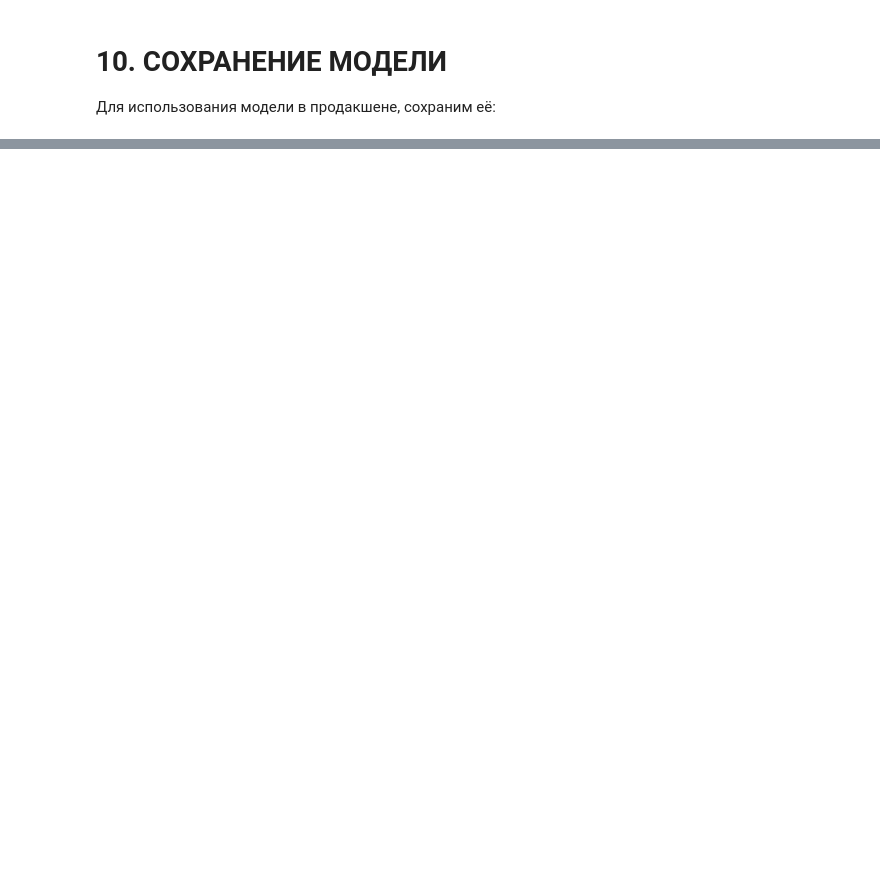
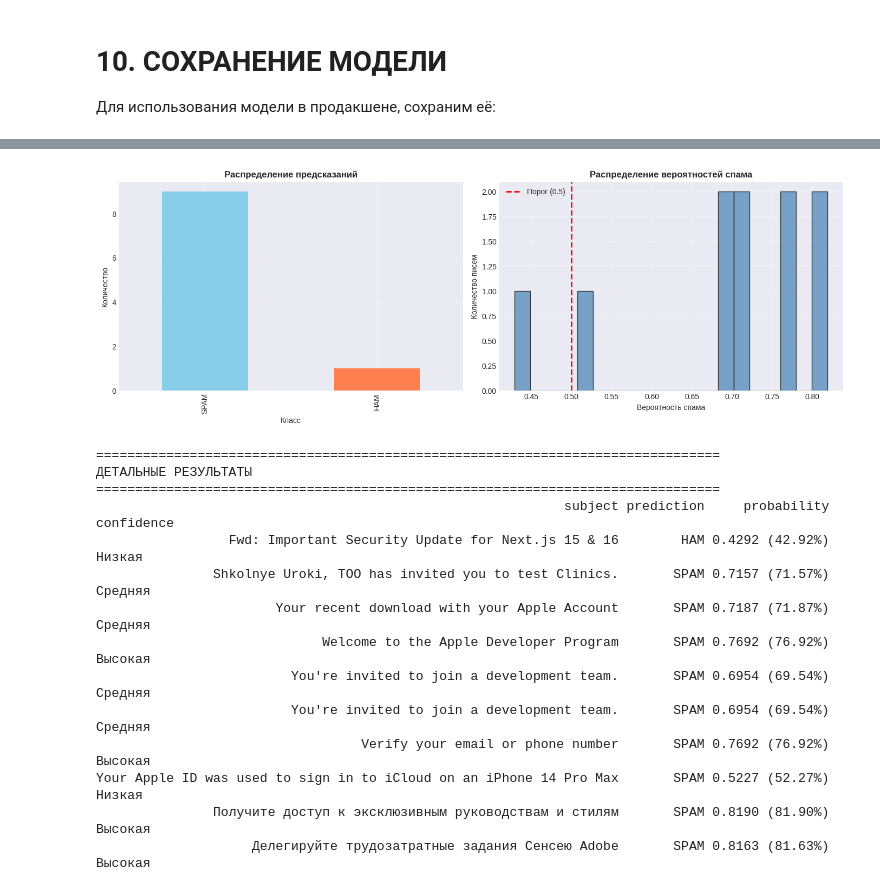
Before and after one commit to MIKU-7437/mlProject, a Jupyter notebook: mlProject.ipynb, the cells around one changed output, grey strips where cells are left out. Cells and saved outputs as stored; diff of their text form; code cells hidden in the pictures; blank space fills up the shorter version.

Commit message:
done email integration with model

```diff
--- a/mlProject.ipynb
+++ b/mlProject.ipynb
@@ -734,0 +1109,13 @@ print("\nМодель готова к использованию в продак
+# %%
+# Загружаем сохраненную модель и векторизатор
+import pickle
+
+best_model = rf_model
+
+print("=" * 80)
+print("МОДЕЛЬ ЗАГРУЖЕНА И ГОТОВА К ИСПОЛЬЗОВАНИЮ")
+print("=" * 80)
+print(f"Используемая модель: Логистическая регрессия")
+print(f"  Accuracy: {lr_accuracy:.4f}")
+print(f"  F1-Score: {lr_f1:.4f}")
+print(f"  ROC AUC: {lr_roc_auc:.4f}")
@@ -734,0 +1250,51 @@ print("\nМодель готова к использованию в продак
+# %%
+# Создаем DataFrame для анализа результатов
+emails_df = pd.DataFrame(classified_emails)
+
+print("=" * 80)
+print("СТАТИСТИКА КЛАССИФИКАЦИИ")
+print("=" * 80)
+
+if len(emails_df) > 0:
+    print(f"\nВсего писем: {len(emails_df)}")
+    print(f"\nРаспределение предсказаний:")
+    print(emails_df['prediction'].value_counts())
+
+    print(f"\nСредняя вероятность спама: {emails_df['probability'].mean():.4f}")
+    print(f"Медианная вероятность спама: {emails_df['probability'].median():.4f}")
+
+    print(f"\nРаспределение по уверенности:")
+    print(emails_df['confidence'].value_counts())
+
+    # Визуализация
+    fig, axes = plt.subplots(1, 2, figsize=(14, 5))
+
+    # Распределение предсказаний
+    emails_df['prediction'].value_counts().plot(kind='bar', ax=axes[0], color=['skyblue', 'coral'])
+    axes[0].set_title('Распределение предсказаний', fontsize=12, fontweight='bold')
+    axes[0].set_xlabel('Класс')
+    axes[0].set_ylabel('Количество')
+    axes[0].grid(axis='y', alpha=0.3)
+
+    # Распределение вероятностей
+    axes[1].hist(emails_df['probability'], bins=20, color='steelblue', alpha=0.7, edgecolor='black')
+    axes[1].axvline(x=0.5, color='red', linestyle='--', linewidth=2, label='Порог (0.5)')
+    axes[1].set_title('Распределение вероятностей спама', fontsize=12, fontweight='bold')
+    axes[1].set_xlabel('Вероятность спама')
+    axes[1].set_ylabel('Количество писем')
+    axes[1].legend()
+    axes[1].grid(alpha=0.3)
+
+    plt.tight_layout()
+    plt.show()
+
+    # Таблица результатов
+    print("\n" + "=" * 80)
+    print("ДЕТАЛЬНЫЕ РЕЗУЛЬТАТЫ")
+    print("=" * 80)
+    display_df = emails_df[['subject', 'prediction', 'probability', 'confidence']].copy()
+    display_df['probability'] = display_df['probability'].apply(lambda x: f"{x:.4f} ({x*100:.2f}%)")
+    print(display_df.to_string(index=False))
+else:
+    print("Нет писем для анализа")
+# %% [output]
@@ -734,0 +1318,15 @@ print("\nМодель готова к использованию в продак
+[figure, added]
+================================================================================
+ДЕТАЛЬНЫЕ РЕЗУЛЬТАТЫ
+================================================================================
+                                                            subject prediction     probability confidence
+                 Fwd: Important Security Update for Next.js 15 & 16        HAM 0.4292 (42.92%)     Низкая
+               Shkolnye Uroki, TOO has invited you to test Clinics.       SPAM 0.7157 (71.57%)    Средняя
+                       Your recent download with your Apple Account       SPAM 0.7187 (71.87%)    Средняя
+                             Welcome to the Apple Developer Program       SPAM 0.7692 (76.92%)    Высокая
+                         You're invited to join a development team.       SPAM 0.6954 (69.54%)    Средняя
+                         You're invited to join a development team.       SPAM 0.6954 (69.54%)    Средняя
+                                  Verify your email or phone number       SPAM 0.7692 (76.92%)    Высокая
+Your Apple ID was used to sign in to iCloud on an iPhone 14 Pro Max       SPAM 0.5227 (52.27%)     Низкая
+               Получите доступ к эксклюзивным руководствам и стилям       SPAM 0.8190 (81.90%)    Высокая
+                    Делегируйте трудозатратные задания Сенсею Adobe       SPAM 0.8163 (81.63%)    Высокая
```
Also changed, not shown: parts of 37 cells of this notebook, 4 other files.
